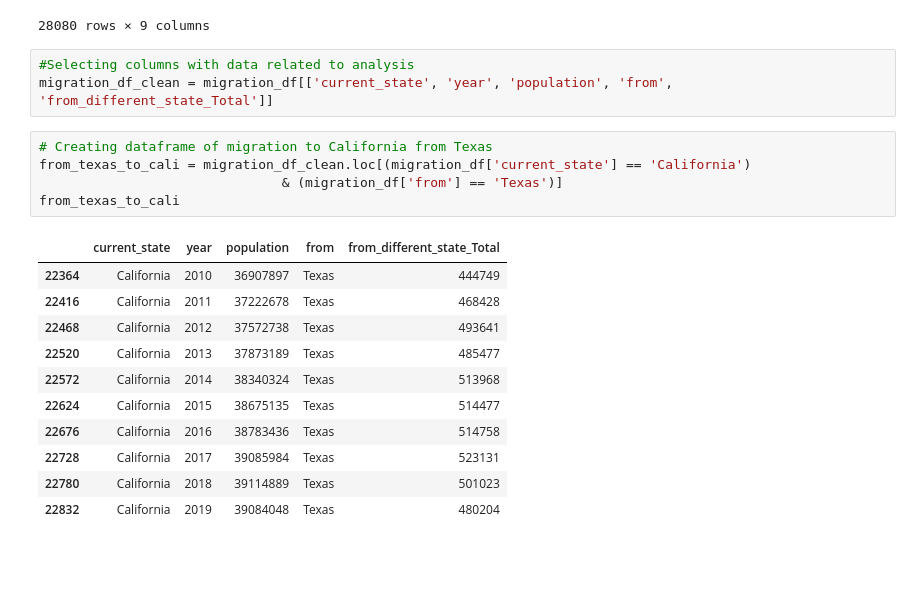
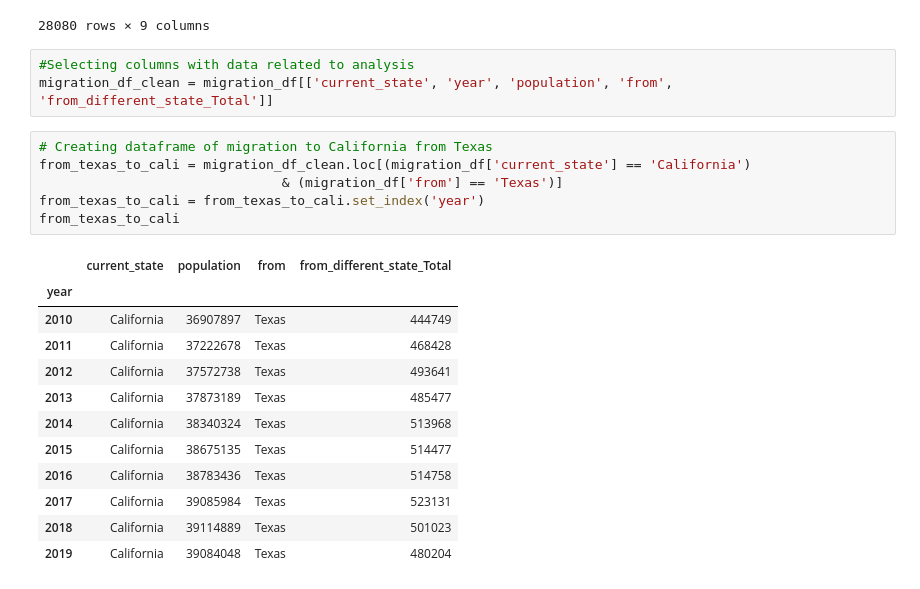
Before and after one commit to sarmstrong9/Group_Project_Real_Estate, a Jupyter notebook: cleaning_data.ipynb, the cells around one changed output. Cells and saved outputs as stored; diff of their text form; blank space fills up the shorter version.

Commit message:
finalizing cleaning_data

```diff
--- a/cleaning_data.ipynb
+++ b/cleaning_data.ipynb
@@ -194,23 +194,25 @@ migration_df
 | 28078 | Wyoming | 2019 | 572884 | 473128 | 68127 | 30247 | 1382 | ... |
 | 28079 | Puerto Rico | 2019 | 3175835 | 2968876 | 169733 | 31144 | 6082 | ... |
 28080 rows × 9 columns
-# %%
-#Selecting columns with data related to analysis
-migration_df_clean = migration_df[['current_state', 'year', 'population', 'from', 'from_different_state_Total']]
+# %%
+#Selecting columns with data related to analysis
+migration_df_clean = migration_df[['current_state', 'year', 'population', 'from', 'from_different_state_Total']]
 # %%
 # Creating dataframe of migration to California from Texas
 from_texas_to_cali = migration_df_clean.loc[(migration_df['current_state'] == 'California')
                                & (migration_df['from'] == 'Texas')]
+from_texas_to_cali = from_texas_to_cali.set_index('year')
 from_texas_to_cali
 # %% [output]
-|  | current_state | year | population | from | from_different_state_Total |
-| 22364 | California | 2010 | 36907897 | Texas | 444749 |
-| 22416 | California | 2011 | 37222678 | Texas | 468428 |
-| 22468 | California | 2012 | 37572738 | Texas | 493641 |
-| 22520 | California | 2013 | 37873189 | Texas | 485477 |
-| 22572 | California | 2014 | 38340324 | Texas | 513968 |
-| 22624 | California | 2015 | 38675135 | Texas | 514477 |
-| 22676 | California | 2016 | 38783436 | Texas | 514758 |
-| 22728 | California | 2017 | 39085984 | Texas | 523131 |
-| 22780 | California | 2018 | 39114889 | Texas | 501023 |
-| 22832 | California | 2019 | 39084048 | Texas | 480204 |
+|  | current_state | population | from | from_different_state_Total |
+| year |  |  |  |  |
+| 2010 | California | 36907897 | Texas | 444749 |
+| 2011 | California | 37222678 | Texas | 468428 |
+| 2012 | California | 37572738 | Texas | 493641 |
+| 2013 | California | 37873189 | Texas | 485477 |
+| 2014 | California | 38340324 | Texas | 513968 |
+| 2015 | California | 38675135 | Texas | 514477 |
+| 2016 | California | 38783436 | Texas | 514758 |
+| 2017 | California | 39085984 | Texas | 523131 |
+| 2018 | California | 39114889 | Texas | 501023 |
+| 2019 | California | 39084048 | Texas | 480204 |
```
Also changed, not shown: parts of 2 cells of this notebook.
